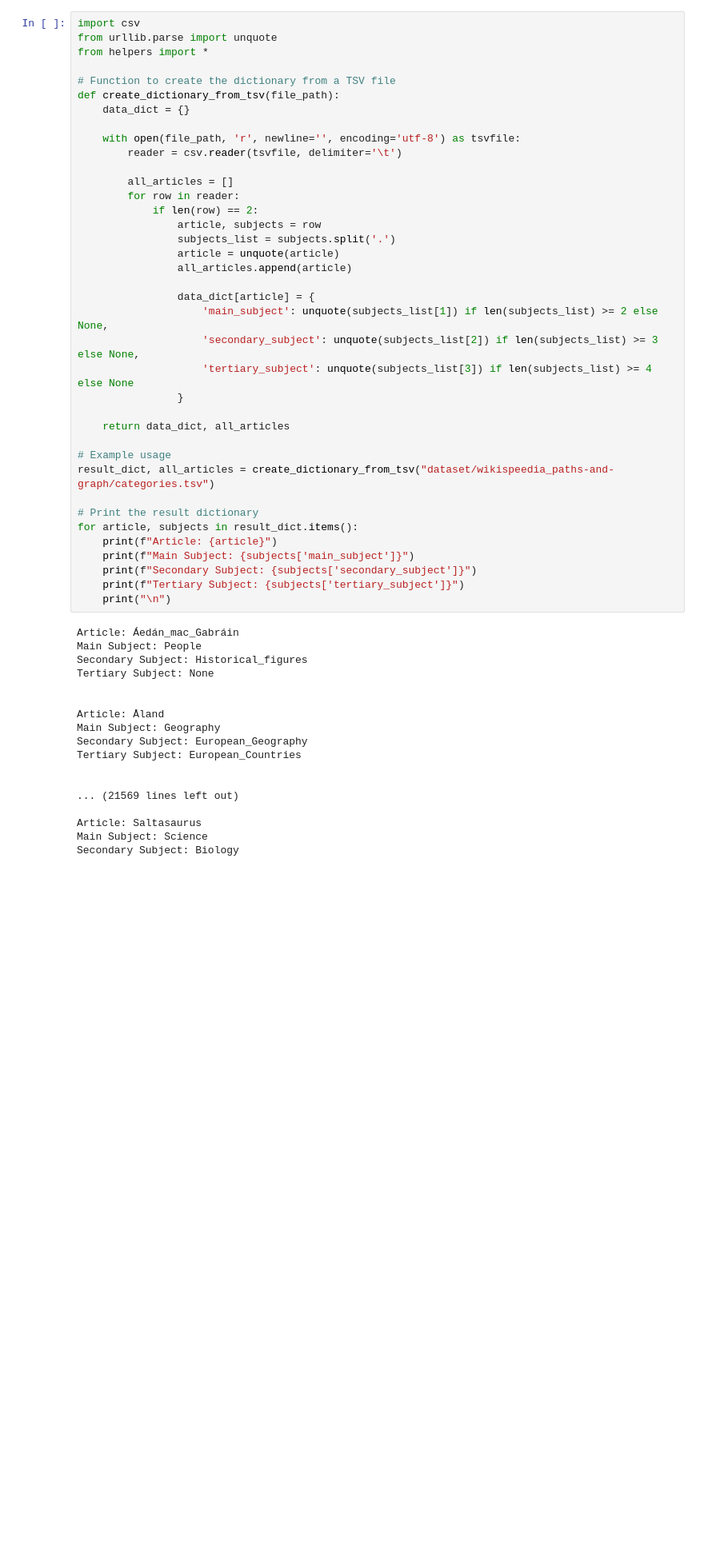
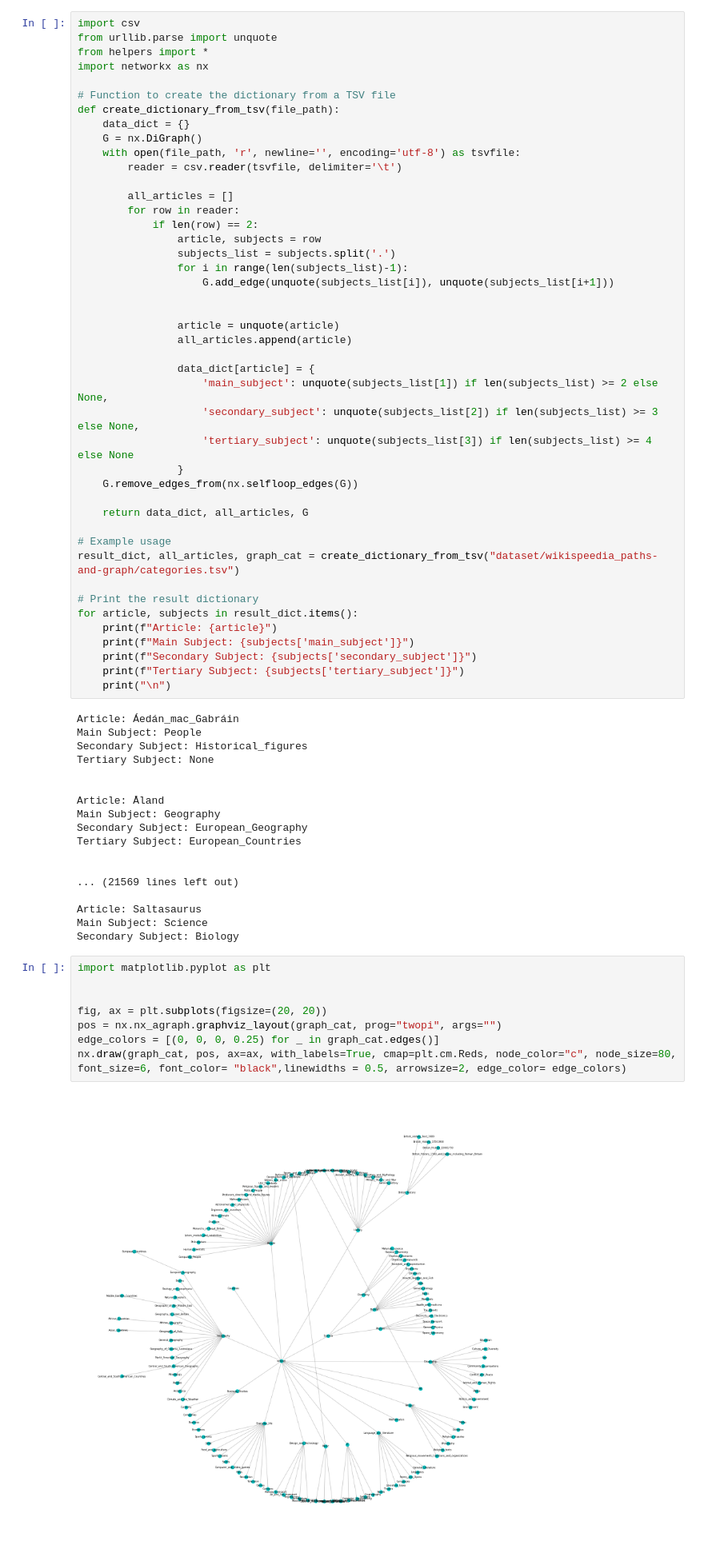
Before and after one commit to epfl-ada/ada-2023-project-ndlmada, a Jupyter notebook: dict_articles.ipynb, the cells around one changed output. Shown at 80% size. Drawn from its saved outputs; the diff is of its cells as text; blank space fills up the shorter version.

Commit message:
Did a lot of graphs

```diff
--- a/dict_articles.ipynb
+++ b/dict_articles.ipynb
@@ -2,11 +2,12 @@
 import csv
 from urllib.parse import unquote
 from helpers import *
+import networkx as nx
 
 # Function to create the dictionary from a TSV file
 def create_dictionary_from_tsv(file_path):
     data_dict = {}
-
+    G = nx.DiGraph()
     with open(file_path, 'r', newline='', encoding='utf-8') as tsvfile:
         reader = csv.reader(tsvfile, delimiter='\t')
 
@@ -15,6 +16,10 @@ def create_dictionary_from_tsv(file_path):
             if len(row) == 2:
                 article, subjects = row
                 subjects_list = subjects.split('.')
+                for i in range(len(subjects_list)-1):
+                    G.add_edge(unquote(subjects_list[i]), unquote(subjects_list[i+1]))
+
+
                 article = unquote(article)
                 all_articles.append(article)
 
@@ -23,11 +28,12 @@ def create_dictionary_from_tsv(file_path):
                     'secondary_subject': unquote(subjects_list[2]) if len(subjects_list) >= 3 else None,
                     'tertiary_subject': unquote(subjects_list[3]) if len(subjects_list) >= 4 else None
                 }
+    G.remove_edges_from(nx.selfloop_edges(G))
 
-    return data_dict, all_articles
+    return data_dict, all_articles, G
 
 # Example usage
-result_dict, all_articles = create_dictionary_from_tsv("dataset/wikispeedia_paths-and-graph/categories.tsv")
+result_dict, all_articles, graph_cat = create_dictionary_from_tsv("dataset/wikispeedia_paths-and-graph/categories.tsv")
 
 # Print the result dictionary
 for article, subjects in result_dict.items():
@@ -54,6 +60,16 @@ Tertiary Subject: European_Countries
 Article: Saltasaurus
 Main Subject: Science
 Secondary Subject: Biology
+# %%
+import matplotlib.pyplot as plt
+
+
+fig, ax = plt.subplots(figsize=(20, 20))
+pos = nx.nx_agraph.graphviz_layout(graph_cat, prog="twopi", args="")
+edge_colors = [(0, 0, 0, 0.25) for _ in graph_cat.edges()]
+nx.draw(graph_cat, pos, ax=ax, with_labels=True, cmap=plt.cm.Reds, node_color="c", node_size=80, font_size=6, font_color= "black",linewidths = 0.5, arrowsize=2, edge_color= edge_colors)
+# %% [output]
+[figure, added]
 # %%
 dfs = preprocessing()
 print(len(dfs["categories"]))
```
Also changed, not shown: parts of 1 cell of this notebook, 2 other files.
